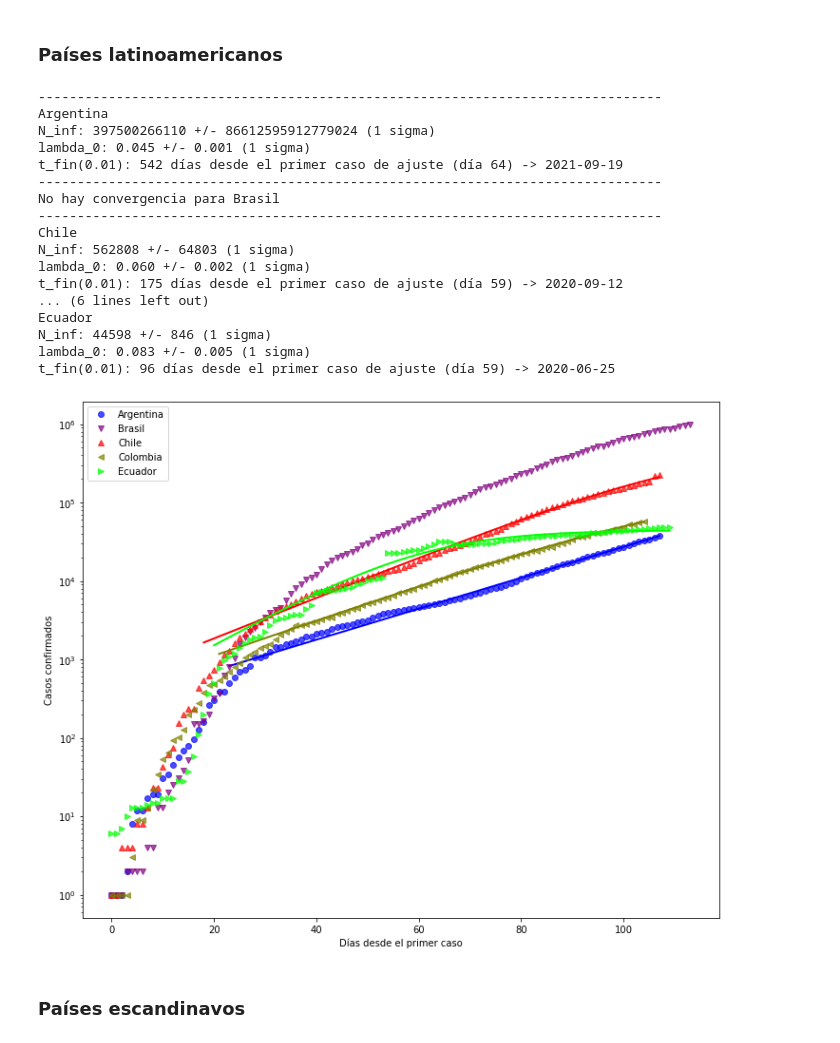
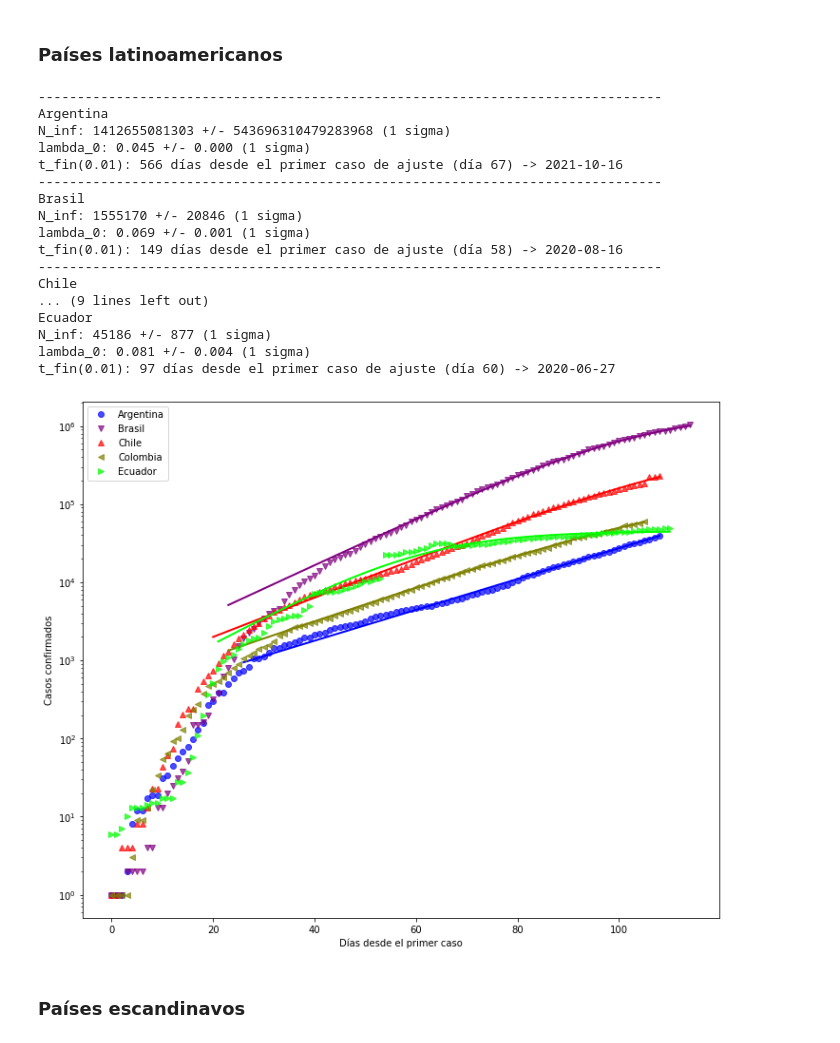
Before and after one commit to manuxch/logistic-covid19, a Jupyter notebook: Logistic_model_COVID-19.ipynb, the cells around one changed output. Saved outputs shown, nothing was run; the diff lists cells and outputs as text; code cells hidden in the pictures.

Commit message:
Actualización diaria de visualizaciones, ajustes y registros

```diff
--- a/Logistic_model_COVID-19.ipynb
+++ b/Logistic_model_COVID-19.ipynb
@@ -203,26 +203,26 @@ t_fin(0.01): 121 días desde el primer caso de ajuste (día 55) -> 2020-07-16
 # %% [markdown]
 ### Países latinoamericanos
 # %%
-plot_fit(cases_lat, 500, 'Casos confirmados', logscale=True, p_fin=0.01)
+plot_fit(cases_lat, 700, 'Casos confirmados', logscale=True, p_fin=0.01)
 # %% [output]
 --------------------------------------------------------------------------------
 Argentina
-N_inf: 397500266110 +/- 86612595912779024 (1 sigma)
-lambda_0: 0.045 +/- 0.001 (1 sigma)
-t_fin(0.01): 542 días desde el primer caso de ajuste (día 64) -> 2021-09-19
+N_inf: 1412655081303 +/- 543696310479283968 (1 sigma)
+lambda_0: 0.045 +/- 0.000 (1 sigma)
+t_fin(0.01): 566 días desde el primer caso de ajuste (día 67) -> 2021-10-16
 --------------------------------------------------------------------------------
-No hay convergencia para Brasil
+Brasil
+N_inf: 1555170 +/- 20846 (1 sigma)
+lambda_0: 0.069 +/- 0.001 (1 sigma)
+t_fin(0.01): 149 días desde el primer caso de ajuste (día 58) -> 2020-08-16
 --------------------------------------------------------------------------------
 Chile
-N_inf: 562808 +/- 64803 (1 sigma)
-lambda_0: 0.060 +/- 0.002 (1 sigma)
-t_fin(0.01): 175 días desde el primer caso de ajuste (día 59) -> 2020-09-12
-... (6 lines left out)
+... (9 lines left out)
 Ecuador
-N_inf: 44598 +/- 846 (1 sigma)
-lambda_0: 0.083 +/- 0.005 (1 sigma)
-t_fin(0.01): 96 días desde el primer caso de ajuste (día 59) -> 2020-06-25
+N_inf: 45186 +/- 877 (1 sigma)
+lambda_0: 0.081 +/- 0.004 (1 sigma)
+t_fin(0.01): 97 días desde el primer caso de ajuste (día 60) -> 2020-06-27
-[figure, old version]
+[figure, new version]
 # %% [markdown]
 ### Países escandinavos
 # %%
```
Also changed, not shown: parts of 8 cells of this notebook.
